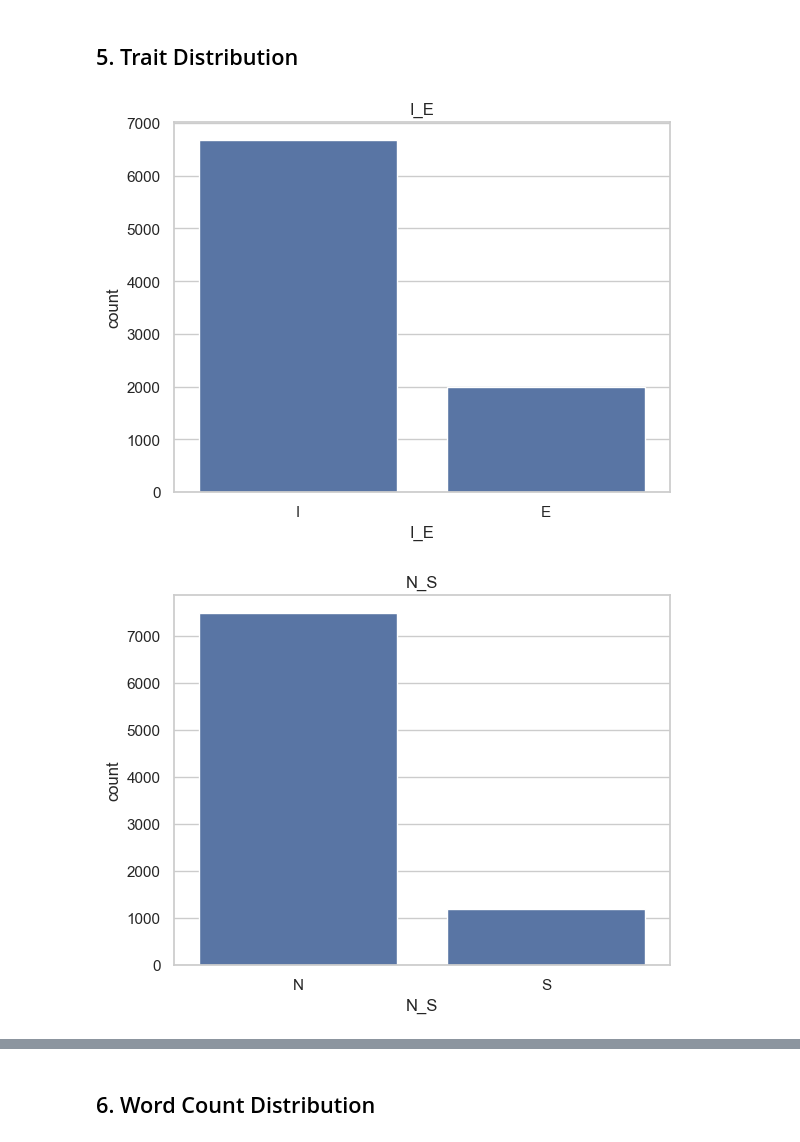
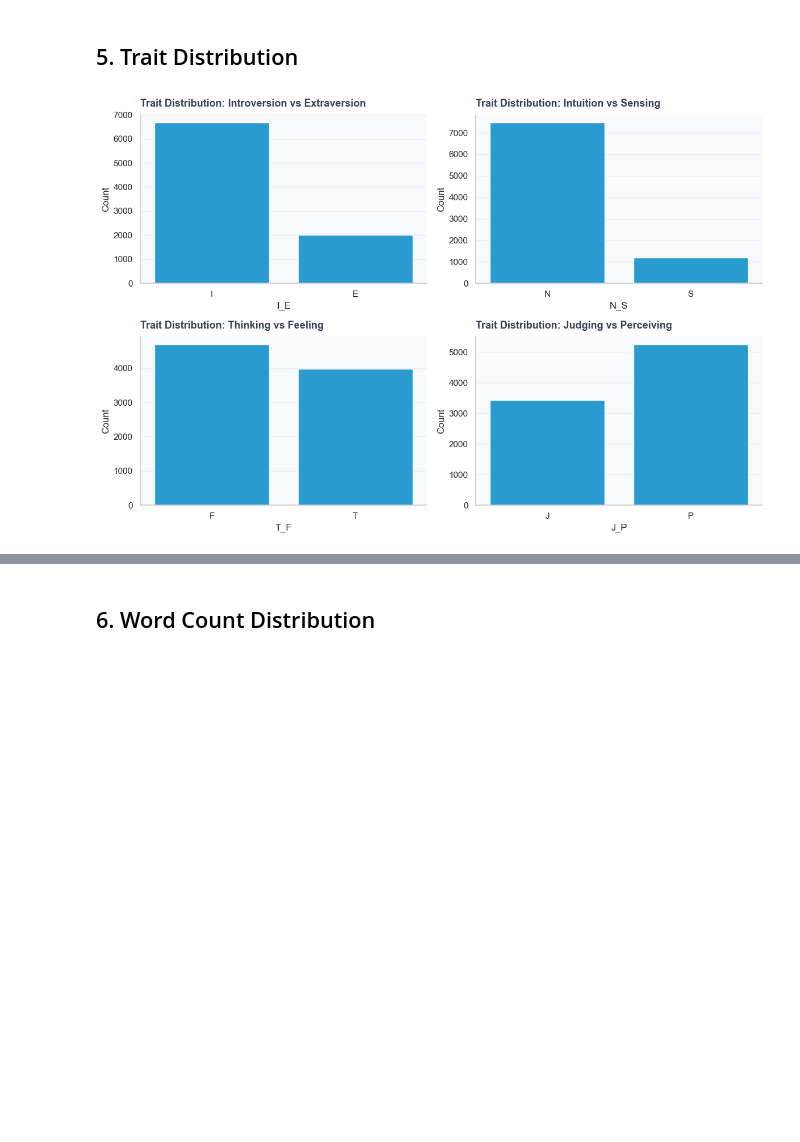
Before and after one commit to MarkX04/P4DSAI, a Jupyter notebook: assignment1/EDA/mbti_text_classification/eda.ipynb, the cells around one changed output, grey strips where cells are left out. Cells and saved outputs as stored; diff of their text form; code cells hidden in the pictures; blank space fills up the shorter version.

```diff
--- a/assignment1/EDA/mbti_text_classification/eda.ipynb
+++ b/assignment1/EDA/mbti_text_classification/eda.ipynb
@@ -110,0 +263,12 @@ df["clean_ns"] = df["clean"].apply(remove_stopwords)
+# %%
+mbti_pattern = r"\b(?:" + "|".join(mbti_tokens) + r")\b"
+df["clean_ns_noleak"] = (
+    df["clean_ns"]
+    .str.replace(mbti_pattern, " ", regex=True)
+    .str.replace(r"\s+", " ", regex=True)
+    .str.strip()
+)
+
+empty_after_clean = int((df["clean_ns_noleak"].str.len() == 0).sum())
+print(f"Rows with empty text after MBTI-token removal: {empty_after_clean:,}")
+display(df[["type", "clean_ns", "clean_ns_noleak"]].sample(5, random_state=42))
@@ -113,7 +285,10 @@ df["clean_ns"] = df["clean"].apply(remove_stopwords)
 # %%
-plt.figure(figsize=(12,6))
-sns.countplot(data=df, x="type", order=df["type"].value_counts().index)
-plt.xticks(rotation=45)
-plt.title("MBTI Type Distribution")
+type_order = df["type"].value_counts().index
+
+fig, ax = plt.subplots(figsize=(12, 5))
+sns.countplot(data=df, x="type", order=type_order, color=CHART_COLORS["primary"], ax=ax)
+style_ax(ax, "MBTI Type Distribution", "MBTI Type", "Count")
+ax.tick_params(axis="x", rotation=45)
+plt.tight_layout()
 plt.show()
 # %% [output]
@@ -121,13 +296,21 @@ plt.show()
 # %% [markdown]
 ## 5. Trait Distribution
 # %%
-traits = ["I_E","N_S","T_F","J_P"]
+traits = ["I_E", "N_S", "T_F", "J_P"]
+trait_titles = {
+    "I_E": "Trait Distribution: Introversion vs Extraversion",
+    "N_S": "Trait Distribution: Intuition vs Sensing",
+    "T_F": "Trait Distribution: Thinking vs Feeling",
+    "J_P": "Trait Distribution: Judging vs Perceiving",
+}
 
-for t in traits:
-    plt.figure()
-    sns.countplot(data=df, x=t)
-    plt.title(t)
-    plt.show()
+fig, axes = plt.subplots(2, 2, figsize=(12, 8))
+
+for ax, t in zip(axes.flatten(), traits):
+    sns.countplot(data=df, x=t, color=CHART_COLORS["secondary"], ax=ax)
+    style_ax(ax, trait_titles[t], t, "Count")
+
+plt.tight_layout()
+plt.show()
 # %% [output]
-[figure, old version]
+[figure, new version]
-[figure, removed]
```
Also changed, not shown: parts of 35 cells of this notebook, 2 other files.
